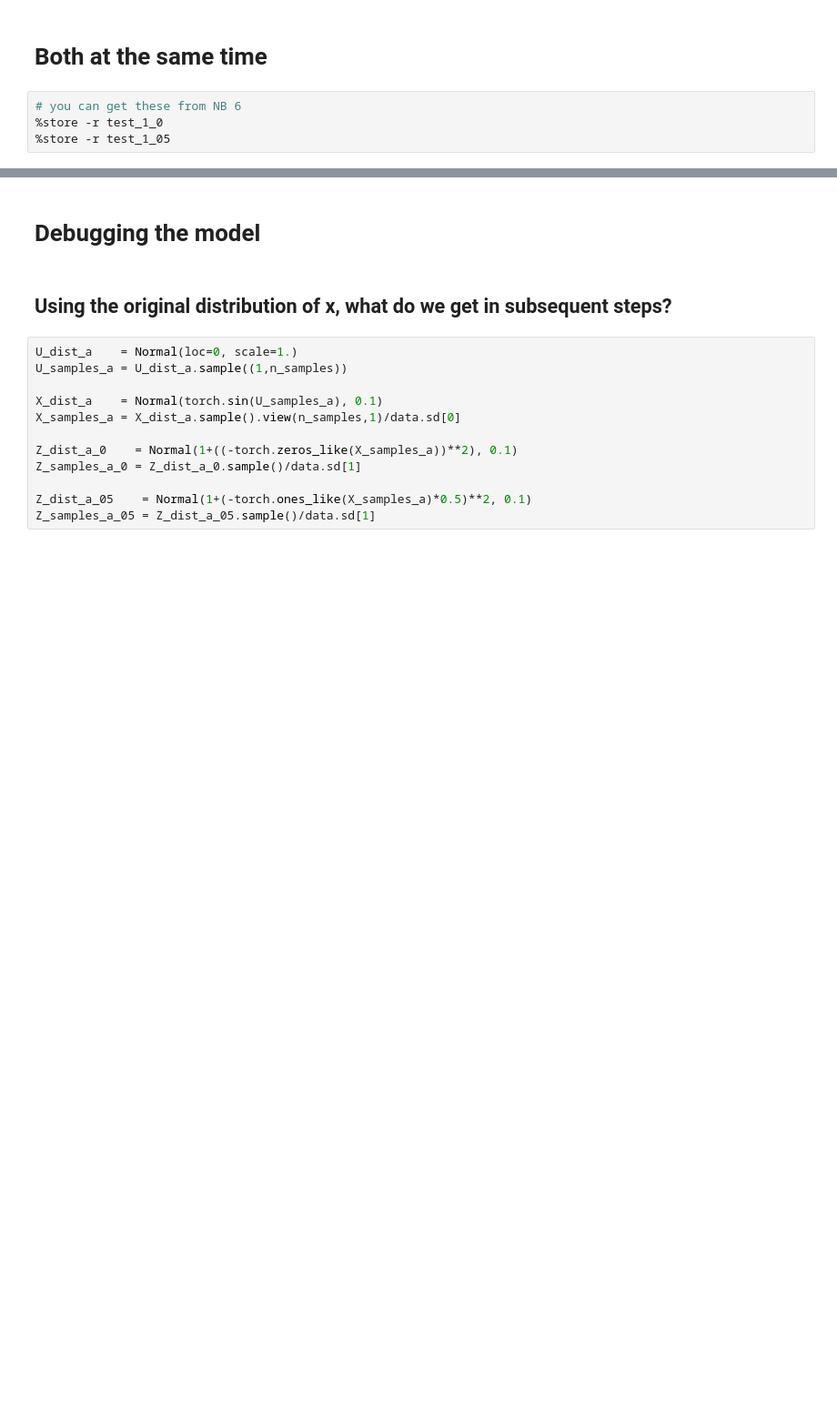
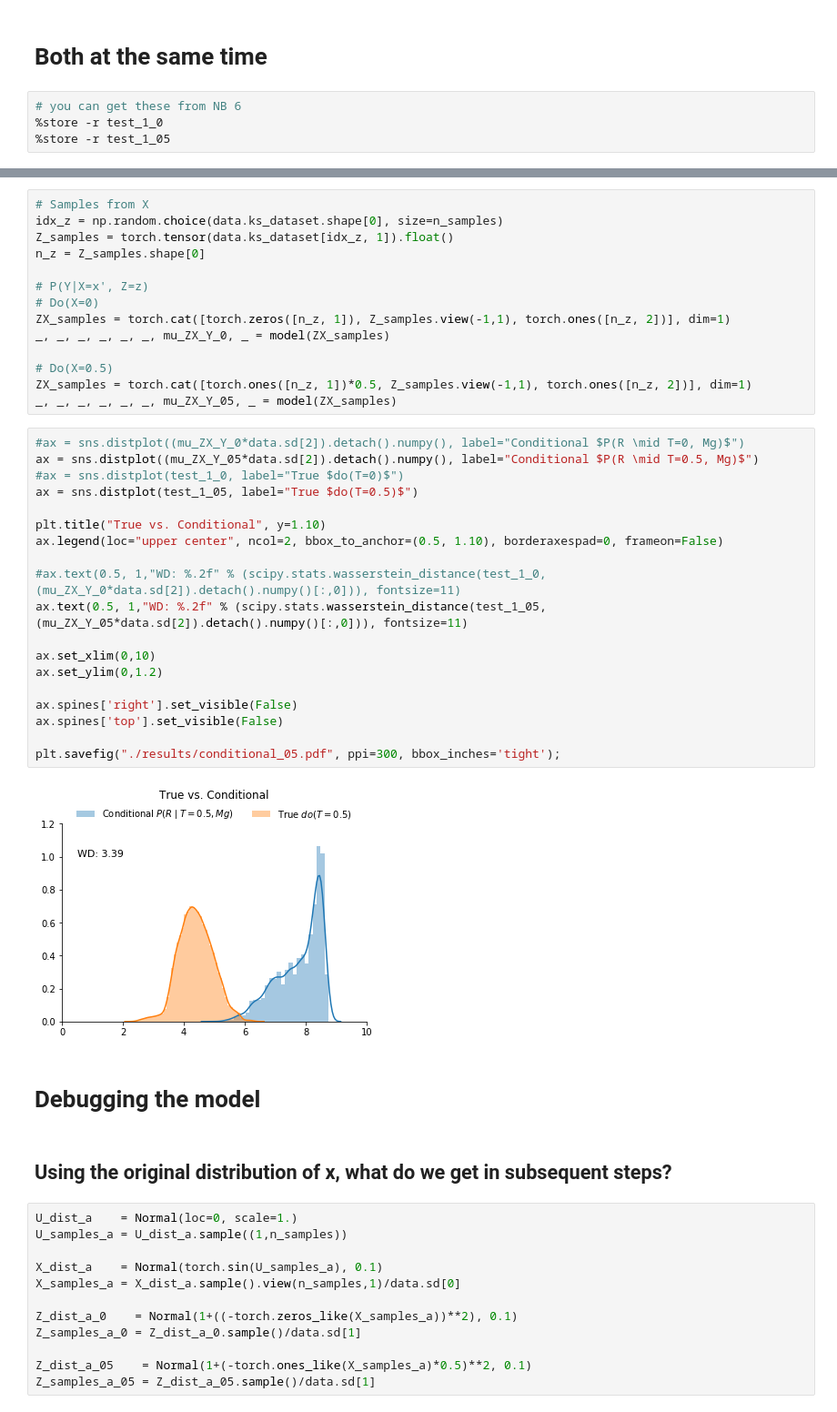
Before and after one commit to Chechgm/causal_effect_estimation_using_nade, a Jupyter notebook: 5-Front_door.ipynb, the cells around one changed output, grey strips where cells are left out. Shown at 91% size. Drawn from its saved outputs; the diff is of its cells as text; blank space fills up the shorter version.

```diff
--- a/5-Front_door.ipynb
+++ b/5-Front_door.ipynb
@@ -161,3 +196,38 @@ plt.savefig("./results/linear.pdf", ppi=300, bbox_inches='tight');
+# %%
+# Samples from X
+idx_z = np.random.choice(data.ks_dataset.shape[0], size=n_samples)
+Z_samples = torch.tensor(data.ks_dataset[idx_z, 1]).float()
+n_z = Z_samples.shape[0]
+
+# P(Y|X=x', Z=z)
+# Do(X=0)
+ZX_samples = torch.cat([torch.zeros([n_z, 1]), Z_samples.view(-1,1), torch.ones([n_z, 2])], dim=1)
+_, _, _, _, _, _, mu_ZX_Y_0, _ = model(ZX_samples)
+
+# Do(X=0.5)
+ZX_samples = torch.cat([torch.ones([n_z, 1])*0.5, Z_samples.view(-1,1), torch.ones([n_z, 2])], dim=1)
+_, _, _, _, _, _, mu_ZX_Y_05, _ = model(ZX_samples)
+# %%
+#ax = sns.distplot((mu_ZX_Y_0*data.sd[2]).detach().numpy(), label="Conditional $P(R \mid T=0, Mg)$")
+ax = sns.distplot((mu_ZX_Y_05*data.sd[2]).detach().numpy(), label="Conditional $P(R \mid T=0.5, Mg)$")
+#ax = sns.distplot(test_1_0, label="True $do(T=0)$")
+ax = sns.distplot(test_1_05, label="True $do(T=0.5)$")
+
+plt.title("True vs. Conditional", y=1.10)
+ax.legend(loc="upper center", ncol=2, bbox_to_anchor=(0.5, 1.10), borderaxespad=0, frameon=False)
+
+#ax.text(0.5, 1,"WD: %.2f" % (scipy.stats.wasserstein_distance(test_1_0, (mu_ZX_Y_0*data.sd[2]).detach().numpy()[:,0])), fontsize=11)
+ax.text(0.5, 1,"WD: %.2f" % (scipy.stats.wasserstein_distance(test_1_05, (mu_ZX_Y_05*data.sd[2]).detach().numpy()[:,0])), fontsize=11)
+
+ax.set_xlim(0,10)
+ax.set_ylim(0,1.2)
+
+ax.spines['right'].set_visible(False)
+ax.spines['top'].set_visible(False)
+
+plt.savefig("./results/conditional_05.pdf", ppi=300, bbox_inches='tight');
+# %% [output]
+[figure, added]
 # %% [markdown]
 # Debugging the model
 # %% [markdown]
```
Also changed, not shown: parts of 14 cells of this notebook, 15 other files.
